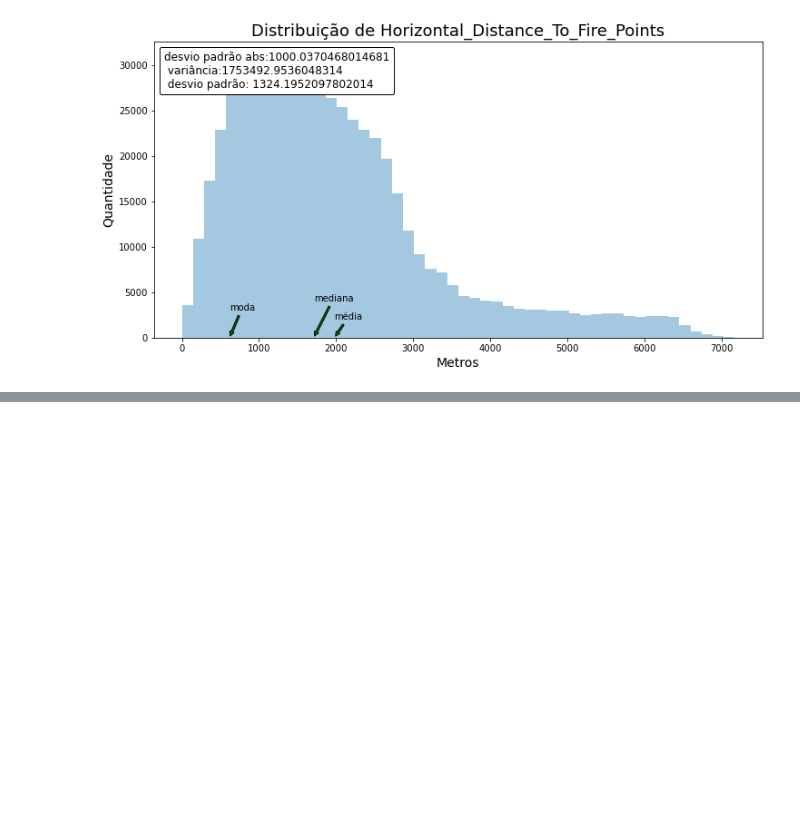
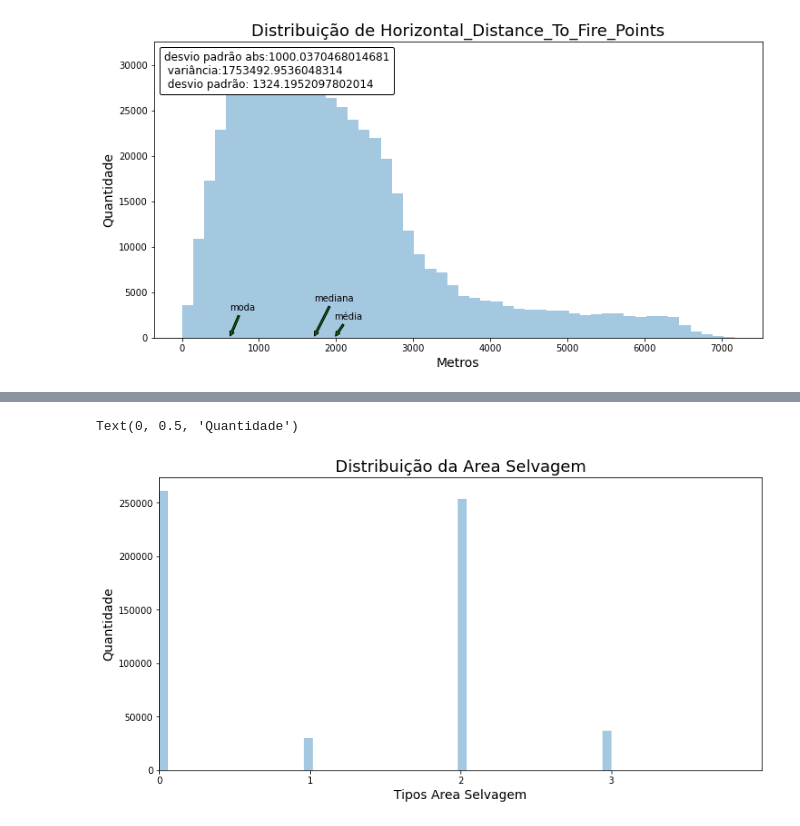
Before and after one commit to elloa-uea/projeto-pratico-3-ao-infinito-e-so, a Jupyter notebook: notebooks/PP3.2 - Conhecendo o Conjunto de Dados.ipynb, the cells around one changed output, grey strips where cells are left out. Saved outputs shown, nothing was run; the diff lists cells and outputs as text; code cells hidden in the pictures; blank space fills up the shorter version.

Commit message:
Graficos wilderness area e soil types feitos e resposta 2 - 3.2 ajustadas

```diff
--- a/notebooks/PP3.2 - Conhecendo o Conjunto de Dados.ipynb
+++ b/notebooks/PP3.2 - Conhecendo o Conjunto de Dados.ipynb
@@ -261,0 +228,17 @@ dataset
+# %%
+wilderness_area = dataset.filter(regex='Wilderness_Area')
+wilderness_area['Wilderness_Area'] = wilderness_area.idxmax(1)
+wilderness_area['Wilderness_Area'] = wilderness_area['Wilderness_Area'].astype('category')
+wilderness_area['Wilderness_Area'] = wilderness_area['Wilderness_Area'].cat.codes
+
+ax = sns.distplot(wilderness_area['Wilderness_Area'] ,kde=False)
+
+ax.figure.set_size_inches(12, 6)
+ax.set_title('Distribuição da Area Selvagem', fontsize = 18)
+ax.set_xlabel('Tipos Area Selvagem', fontsize = 14)
+ax.set_xlim([0, 4])
+ax.set_xticks([0, 1 ,2 ,3])
+ax.set_ylabel('Quantidade', fontsize= 14)
+# %% [output]
+Text(0, 0.5, 'Quantidade')
+[figure, added]
```
Also changed, not shown: parts of 6 cells of this notebook.
